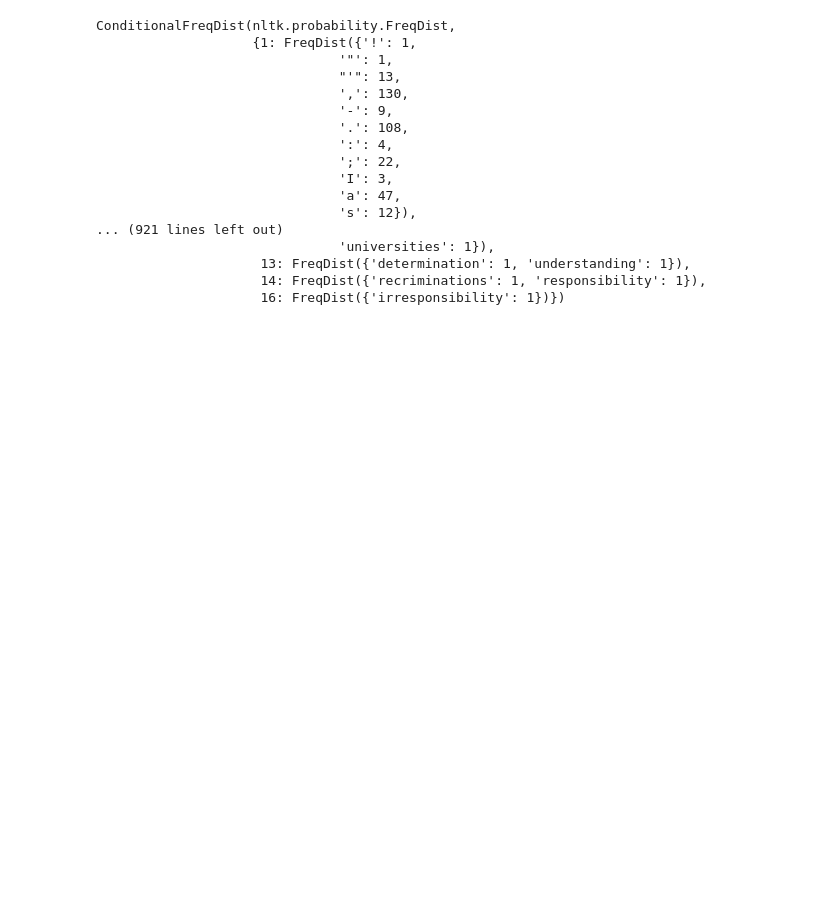
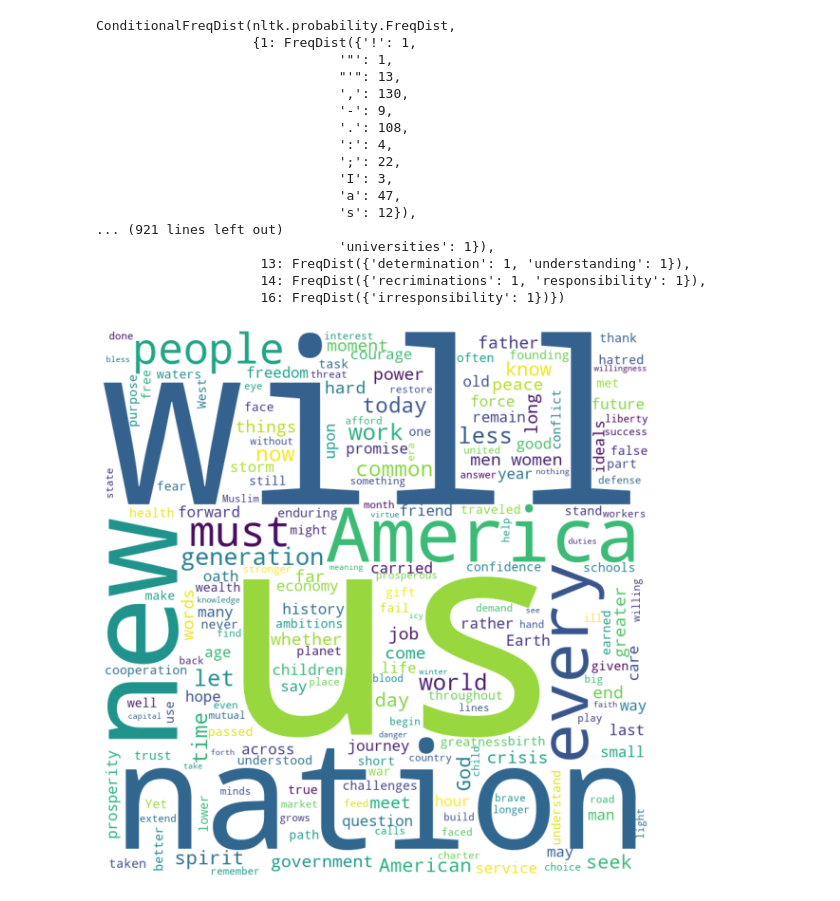
Before and after one commit to aryamanjain036/NLP-Hand-s-ON, a Jupyter notebook: NLP_hand's_on_101.ipynb, the cells around one changed output. Drawn from its saved outputs; the diff is of its cells as text; code cells hidden in the pictures; blank space fills up the shorter version.

```diff
--- a/NLP_hand's_on_101.ipynb
+++ b/NLP_hand's_on_101.ipynb
@@ -175,3 +186,24 @@ ConditionalFreqDist(nltk.probability.FreqDist,
                      13: FreqDist({'determination': 1, 'understanding': 1}),
                      14: FreqDist({'recriminations': 1, 'responsibility': 1}),
                      16: FreqDist({'irresponsibility': 1})})
+# %%
+from wordcloud import WordCloud, STOPWORDS
+import matplotlib.pyplot as plt
+import pandas as pd
+stopwords = set(STOPWORDS)
+comment_words = ''
+comment_words += " ".join(text2)+" "
+wordcloud = WordCloud(width = 800, height = 800,
+                background_color ='white',
+                stopwords = stopwords,
+                min_font_size = 10).generate(comment_words)
+
+# plot the WordCloud image
+plt.figure(figsize = (8, 8), facecolor = None)
+plt.imshow(wordcloud)
+plt.axis("off")
+plt.tight_layout(pad = 0)
+
+plt.show()
+# %% [output]
+[figure, added]
```
Also changed, not shown: parts of 2 cells of this notebook.
